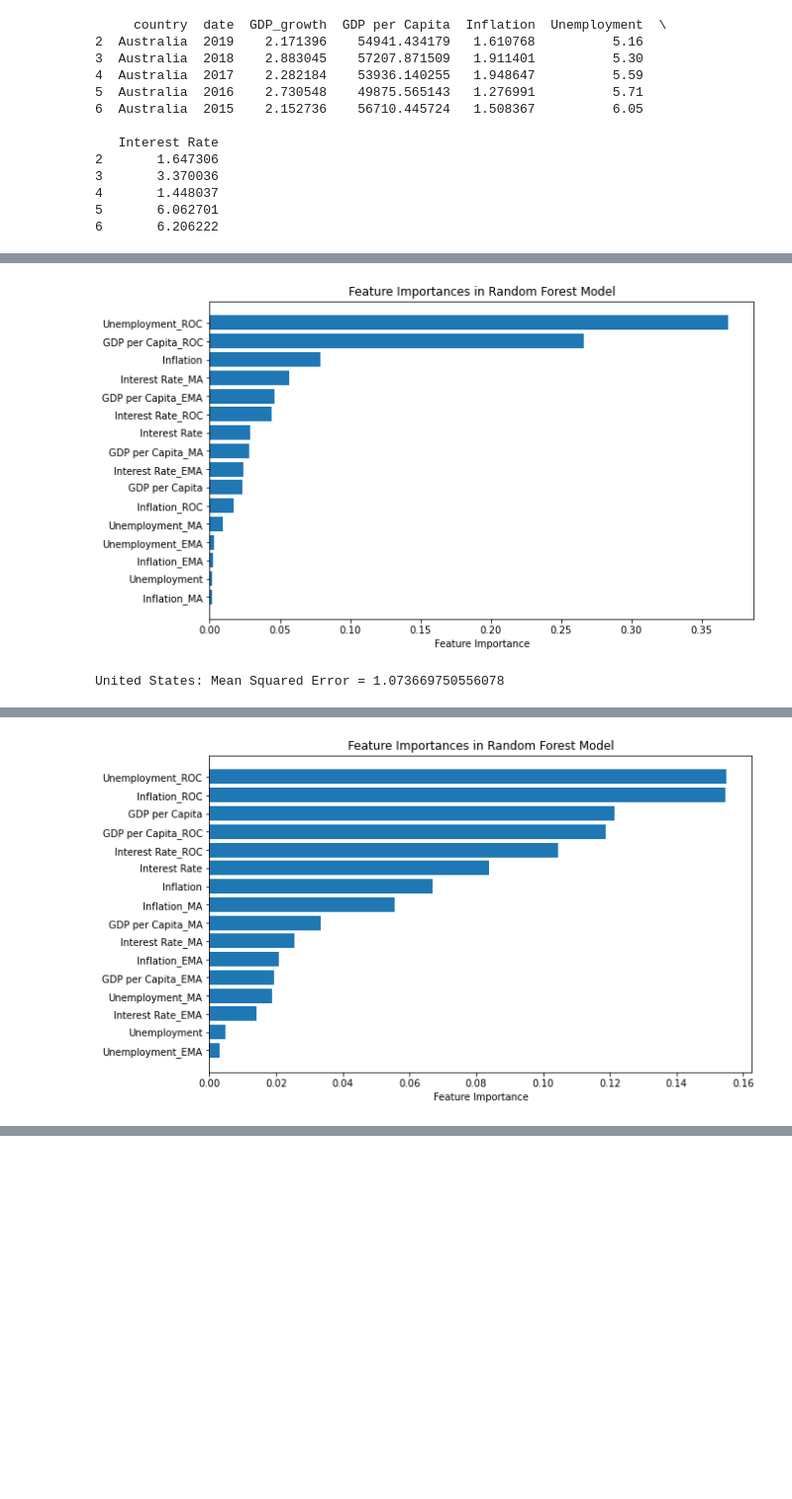
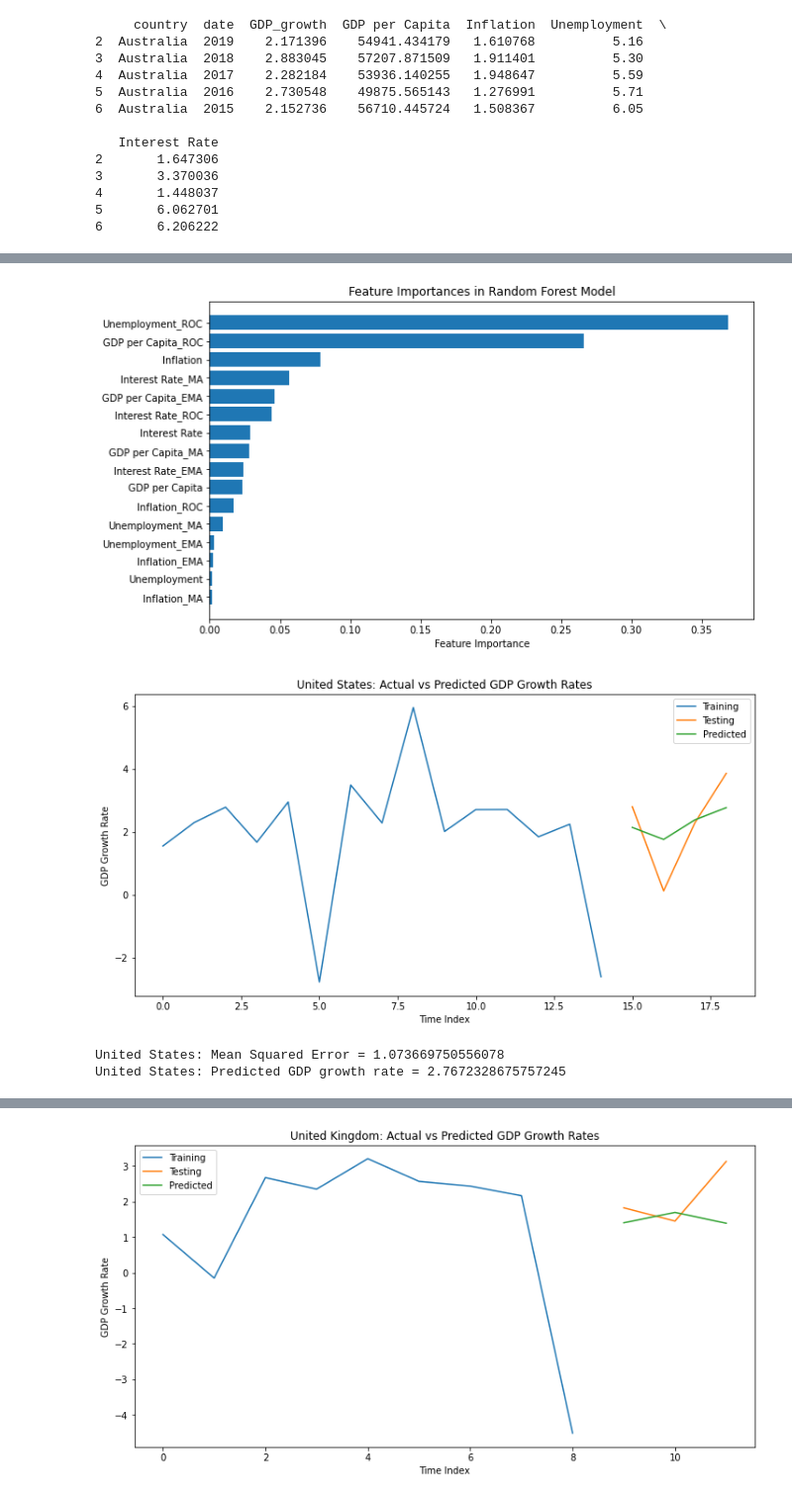
Before and after one commit to willau24/forexPredictiveModeling, a Jupyter notebook: economicAnalysis.ipynb, the cells around one changed output, grey strips where cells are left out. Shown: that part at 99% size. Drawn from its saved outputs; the diff is of its cells as text; code cells hidden in the pictures; blank space fills up the shorter version.

```diff
--- a/economicAnalysis.ipynb
+++ b/economicAnalysis.ipynb
@@ -74,6 +61,9 @@ from sklearn.ensemble import RandomForestRegressor
 from sklearn.model_selection import train_test_split
 from sklearn.metrics import mean_squared_error
 import matplotlib.pyplot as plt
+
+#ADD CROSS VALIDATION
+
 
 def random_forest_model(country):
     X = country[["Inflation", "Unemployment", "Interest Rate", 'GDP per Capita',
@@ -87,8 +77,6 @@ def random_forest_model(country):
 
     model = RandomForestRegressor(n_estimators=100, random_state=42)
     model.fit(X_train, y_train)
-
-    #cv_scores = cross_val_score(model, X, y, cv=5, scoring='neg_mean_squared_error')
 
     y_pred = model.predict(X_test)
 
@@ -106,7 +94,17 @@ def random_forest_model(country):
     plt.title('Feature Importances in Random Forest Model')
     plt.show()
 
-    return model, mse
+    plt.figure(figsize=(12, 6))
+    plt.plot(range(len(y_train)), y_train, label='Training')
+    plt.plot(range(len(y_train), len(y_train) + len(y_test)), y_test, label='Testing')
+    plt.plot(range(len(y_train), len(y_train) + len(y_test)), y_pred, label='Predicted')
+    plt.legend()
+    plt.title(f"{country_name}: Actual vs Predicted GDP Growth Rates")
+    plt.xlabel("Time Index")
+    plt.ylabel("GDP Growth Rate")
+    plt.show()
+
+    return model, y_pred, mse
 # %%
 from sklearn.ensemble import RandomForestRegressor
 from sklearn.model_selection import train_test_split
@@ -136,35 +134,39 @@ for country_name, country in country_data.items():
 
     country.dropna(inplace=True)
 
-    model, mse = random_forest_model(country)
+    model, y_pred, mse = random_forest_model(country)
     results[country_name] = {
         "model": model,
+        "predictions": y_pred,
         "mse": mse
     }
 
     print(f"{country_name}: Mean Squared Error = {mse}")
+    print(f"{country_name}: Predicted GDP growth rate = {y_pred[-1]}")
 # %% [output]
 A value is trying to be set on a copy of a slice from a DataFrame.
 Try using .loc[row_indexer,col_indexer] = value instead
 
 See the caveats in the documentation: https://pandas.pydata.org/pandas-docs/stable/user_guide/indexing.html#returning-a-view-versus-a-copy
   country[f"{indicator}_MA"] = calculate_moving_average(country, indicator)
 A value is trying to be set on a copy of a slice from a DataFrame.
 Try using .loc[row_indexer,col_indexer] = value instead
 
 See the caveats in the documentation: https://pandas.pydata.org/pandas-docs/stable/user_guide/indexing.html#returning-a-view-versus-a-copy
   country[f"{indicator}_EMA"] = calculate_ema(country, indicator)
 A value is trying to be set on a copy of a slice from a DataFrame.
 Try using .loc[row_indexer,col_indexer] = value instead
 
 See the caveats in the documentation: https://pandas.pydata.org/pandas-docs/stable/user_guide/indexing.html#returning-a-view-versus-a-copy
   country[f"{indicator}_ROC"] = calculate_roc(country, indicator)
 A value is trying to be set on a copy of a slice from a DataFrame
 
 See the caveats in the documentation: https://pandas.pydata.org/pandas-docs/stable/user_guide/indexing.html#returning-a-view-versus-a-copy
   return func(*args, **kwargs)
 [figure]
+[figure, new version]
 United States: Mean Squared Error = 1.073669750556078
+United States: Predicted GDP growth rate = 2.7672328675757245
 A value is trying to be set on a copy of a slice from a DataFrame.
 Try using .loc[row_indexer,col_indexer] = value instead
 
@@ -184,4 +186,3 @@ A value is trying to be set on a copy of a slice from a DataFrame
 
 See the caveats in the documentation: https://pandas.pydata.org/pandas-docs/stable/user_guide/indexing.html#returning-a-view-versus-a-copy
   return func(*args, **kwargs)
-[figure, old version]
@@ -188 +190,2 @@ See the caveats in the documentation: https://pandas.pydata.org/pandas-docs/stab
+[figure, new version]
 United Kingdom: Mean Squared Error = 1.084213577472547
```
Also changed, not shown: parts of 3 cells of this notebook.
